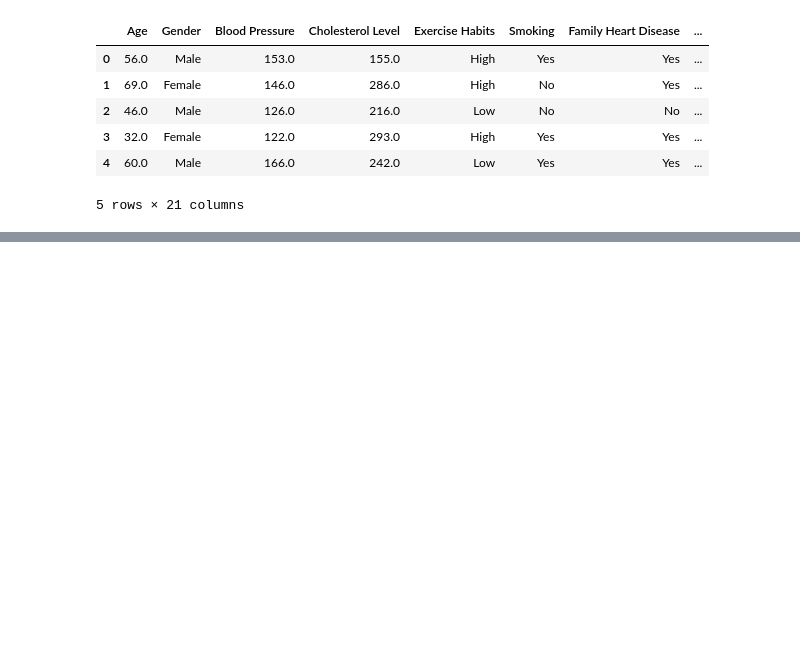
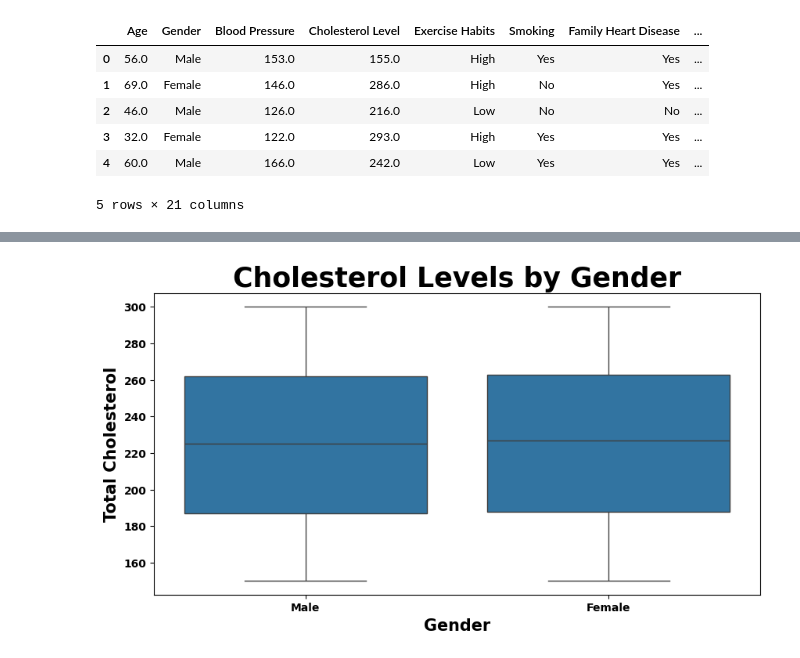
Before and after one commit to MWPerrineJr/my_portfolio, a Jupyter notebook: Heart Disease Analysis/Heart disease.ipynb, the cells around one changed output, grey strips where cells are left out. Saved outputs shown, nothing was run; the diff lists cells and outputs as text; code cells hidden in the pictures; blank space fills up the shorter version.

Commit message:
added visuals

```diff
--- a/Heart Disease Analysis/Heart disease.ipynb
+++ b/Heart Disease Analysis/Heart disease.ipynb
@@ -23,0 +87,8 @@ heart_ds.head()
+# %%
+sns.boxplot(heart_ds, x = 'Gender', y = 'Cholesterol Level')
+plt.title('Cholesterol Levels by Gender', fontsize = 25, weight = 'bold' )
+plt.xlabel('Gender', fontsize = 15, weight = 'bold')
+plt.ylabel('Total Cholesterol', fontsize = 15, weight = 'bold')
+plt.show()
+# %% [output]
+[figure, added]
```
Also changed, not shown: parts of 14 cells of this notebook.
